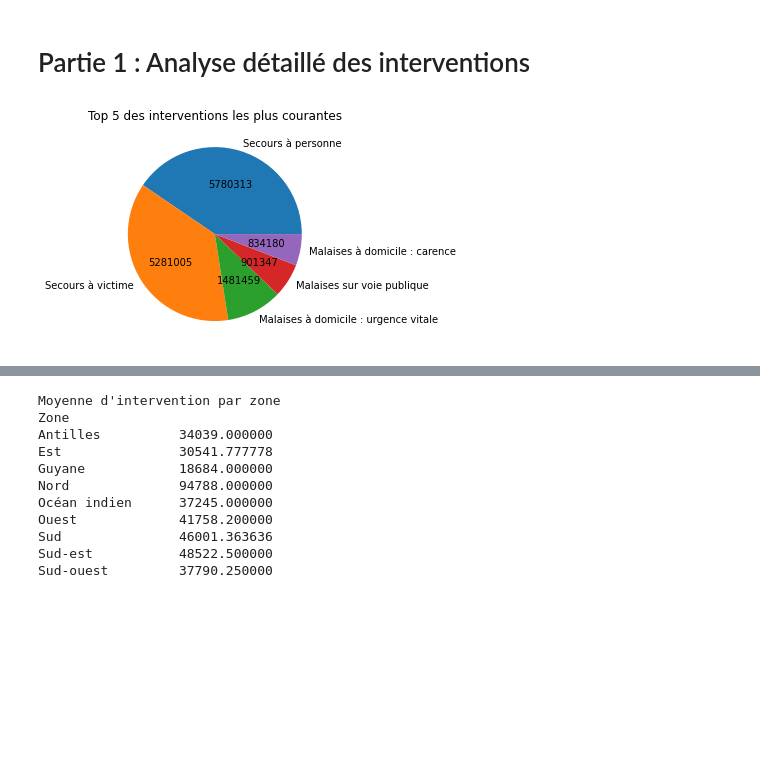
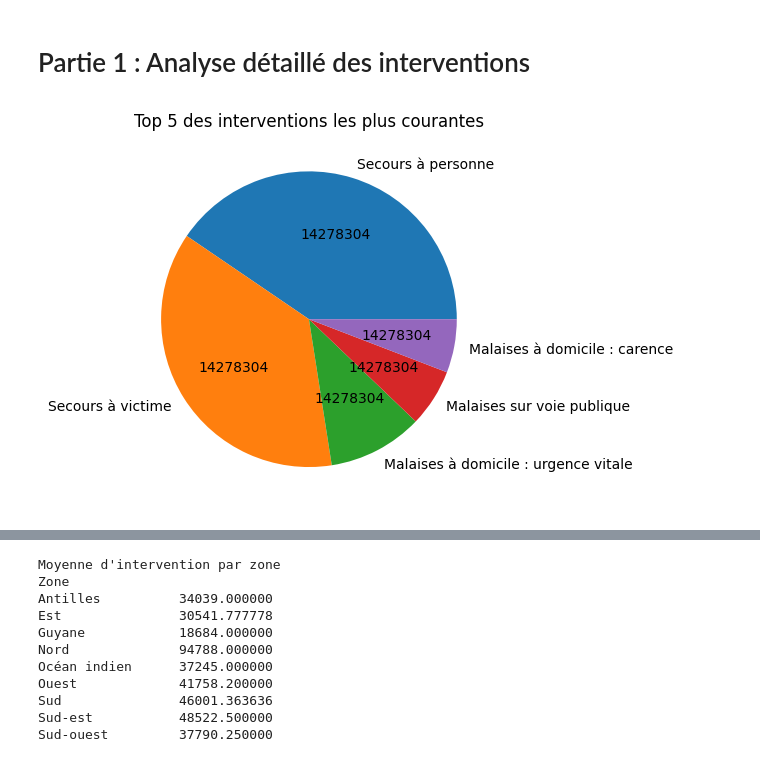
Before and after one commit to Clement-Szewczyk/L3SDN_Projet_Proba, a Jupyter notebook: Projet.ipynb, the cells around one changed output, grey strips where cells are left out. Saved outputs shown, nothing was run; the diff lists cells and outputs as text; code cells hidden in the pictures; blank space fills up the shorter version.

```diff
--- a/Projet.ipynb
+++ b/Projet.ipynb
@@ -15,6 +15,14 @@ import numpy as np
 # Charger le fichier CSV avec l'encodage spécifié
 file_path = "data/data2022.csv"
 df = pd.read_csv(file_path, encoding='latin-1', sep=';')
+
+for col in df.columns[6:]:
+    df[col] = (
+        df[col]
+        .replace(r"[^\d]", "", regex=True)  # Supprime tout sauf les chiffres
+        .fillna(0)  # Remplit les valeurs NaN avec 0
+        .astype(int)  # Convertit en int pour les calculs
+    )
 # %%
 # Afficher les premières lignes pour inspecter les données
 print(df.head())
@@ -128,12 +136,6 @@ Index(['Feux d'habitations-bureaux', 'dont feux de cheminées',
 # %%
 # Total interventions
 
-
-df["Total interventions"] = (
-    df["Total interventions"]
-    .replace(r"[^\d]", "", regex=True)  # Supprime tout sauf les chiffres
-    .astype(int)  # Convertit en int pour les calculs
-)
 
 # Calcul de la somme des interventions
 somme_totale = df["Total interventions"].sum()
@@ -152,26 +154,17 @@ Colonnes: 71
 # Partie 1 : Analyse détaillé des interventions
 # %%
 # Top 5 interventions les plus courantes (diagramme circulaire)
-
-for col in type:
-
-    df[col] = (
-        df[col]
-        .replace(r"[^\d]", "", regex=True)  # Supprime tout sauf les chiffres
-        .astype(float)  # Convertit en int pour les calculs
-    )
-
 
 somme_par_type = df[type].sum()
 
 top5 = somme_par_type.nlargest(5)
 
 
-plt.pie(top5, labels=top5.index, autopct=lambda p: '{:.0f}'.format(p * somme_par_type.sum() / 100))
+plt.pie(top5, labels=top5.index, autopct=lambda p: '{:.0f}'.format(somme_par_type.sum() ))
 plt.title("Top 5 des interventions les plus courantes")
 plt.show()
 # %% [output]
-[figure, old version]
+[figure, new version]
 # %%
 # Top 5 de départements avec le plus d'interventions (diagramme circulaire)
 
```
Also changed, not shown: parts of 8 cells of this notebook, 1 other file.
